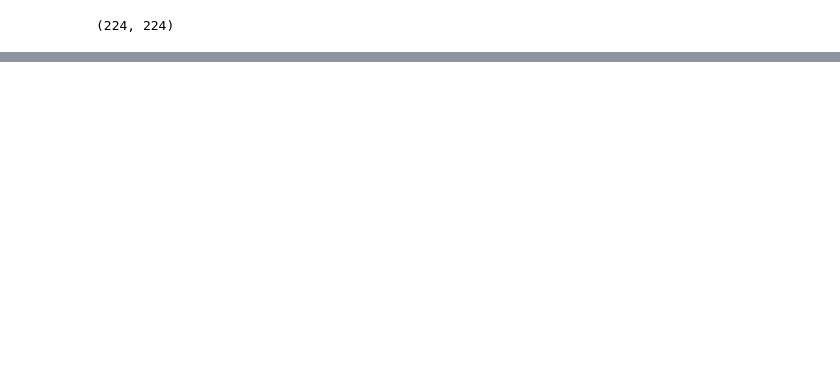
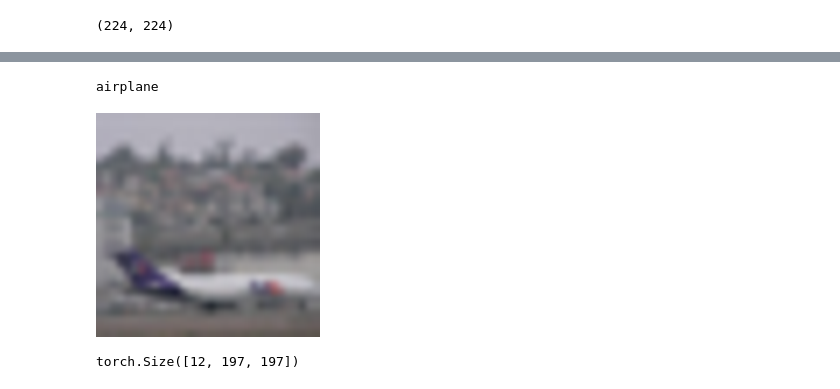
Before and after one commit to shubhagrawal30/ViT_weak_lensing, a Jupyter notebook: notebooks/attention-flow.ipynb, the cells around one changed output, grey strips where cells are left out. Drawn from its saved outputs; the diff is of its cells as text; code cells hidden in the pictures; blank space fills up the shorter version.

Commit message:
added attention flow parts

```diff
--- a/notebooks/attention-flow.ipynb
+++ b/notebooks/attention-flow.ipynb
@@ -3,3 +3,6 @@ from datasets import load_dataset
 data = load_dataset("../data/20230419_224x224/", cache_dir="~/cache")
 # %% [output]
 Found cached dataset 20230419_224x224 (/home2/shubh/cache/20230419_224x224/first_domain/1.1.0/09ca5b8cc58d1d3ba6ea901ee6712e987b511b5da6e12fc36863d53a37c994e7)
+# %%
+from datasets import load_dataset
+data = load_dataset("cifar10", cache_dir="~/cache")
@@ -10,3 +15,9 @@ label2id = {label:id for id,label in id2label.items()}
 id2label, label2id
 # %% [output]
 ({0: 'Om', 1: 's8'}, {'Om': 0, 's8': 1})
+# %%
+labels = data["train"].features["label"].names
+label2id, id2label = dict(), dict()
+for i, label in enumerate(labels):
+    label2id[label] = str(i)
+    id2label[str(i)] = label
@@ -54,8 +77,9 @@ ViTForImageClassification(
 import numpy as np
 from matplotlib import pyplot as plt
 from PIL import Image
+import torch
 
-size = (model.config.image_size, model.config.image_size)
+size = (224, 224)
 
 print(size)
 
@@ -75,7 +99,6 @@ train_data_augmentation = Compose(
             Resize(size),
             RandomHorizontalFlip(),
             RandomVerticalFlip(),
-            ToTensor(),
             normalize,
         ]
     )
@@ -83,25 +106,24 @@ train_data_augmentation = Compose(
 val_data_augmentation = Compose(
         [
             Resize(size),
-            ToTensor(),
             normalize,
         ]
     )
 
 def preprocess_train(examples):
     # examples["labels"] = np.transpose([examples[x] for x in examples.keys() if x != "map"]).astype(np.float32)
-    examples["labels"] = np.transpose([examples[x] for x in ["Om", "s8"]]).astype(np.float32)
-    examples['pixel_values'] = [train_data_augmentation(image) for image in examples['map']]
+    # examples["labels"] = np.transpose([examples[x] for x in ["Om", "s8"]]).astype(np.float32)
+    examples['pixel_values'] = [train_data_augmentation(torch.swapaxes(torch.Tensor(np.array(image)), 0, 2)) for image in examples['img']]
     return examples
 
 def preprocess_val(examples):
     # examples["labels"] = np.transpose([examples[x] for x in examples.keys() if x != "map"]).astype(np.float32)
-    examples["labels"] = np.transpose([examples[x] for x in ["Om", "s8"]]).astype(np.float32)
-    examples['pixel_values'] = [val_data_augmentation(image) for image in examples['map']]
+    # examples["labels"] = np.transpose([examples[x] for x in ["Om", "s8"]]).astype(np.float32)
+    examples['pixel_values'] = [val_data_augmentation(torch.swapaxes(torch.Tensor(np.array(image)), 0, 2)) for image in examples['img']]
     return examples
 
 data["train"].set_transform(preprocess_train)
-data["validation"].set_transform(preprocess_val)
+# data["validation"].set_transform(preprocess_val)
 data["test"].set_transform(preprocess_val)
 # %% [output]
 (224, 224)
@@ -111,7 +133,7 @@ import torch
 
 def collate_fn(examples):
     pixel_values = torch.stack([example["pixel_values"] for example in examples])
-    labels = torch.tensor([example["labels"] for example in examples])
+    labels = torch.tensor([example["label"] for example in examples])
     return {"pixel_values": pixel_values, "labels": labels}
 
 train_dataloader = DataLoader(data["train"], collate_fn=collate_fn, batch_size=4)
@@ -121,0 +190,10 @@ TypeError: Unexpected type <class 'list'>
+# %%
+print(id2label[str(train_dataloader.dataset[0]["label"])])
+train_dataloader.dataset[0]["img"].resize((224, 224))
+# %% [output]
+airplane
+[figure, added]
+# %%
+output["attentions"][0][0].shape
+# %% [output]
+torch.Size([12, 197, 197])
```
Also changed, not shown: parts of 15 cells of this notebook.
